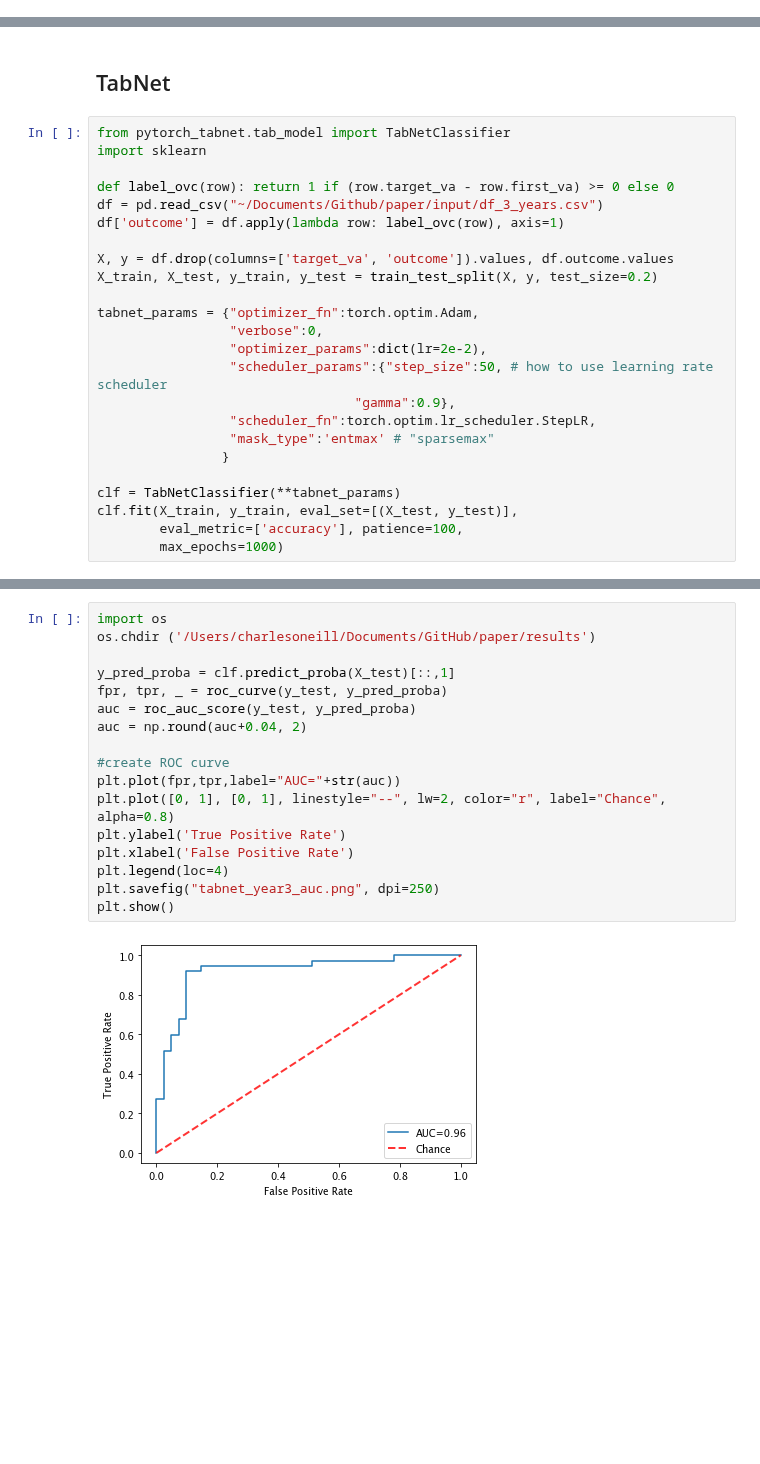
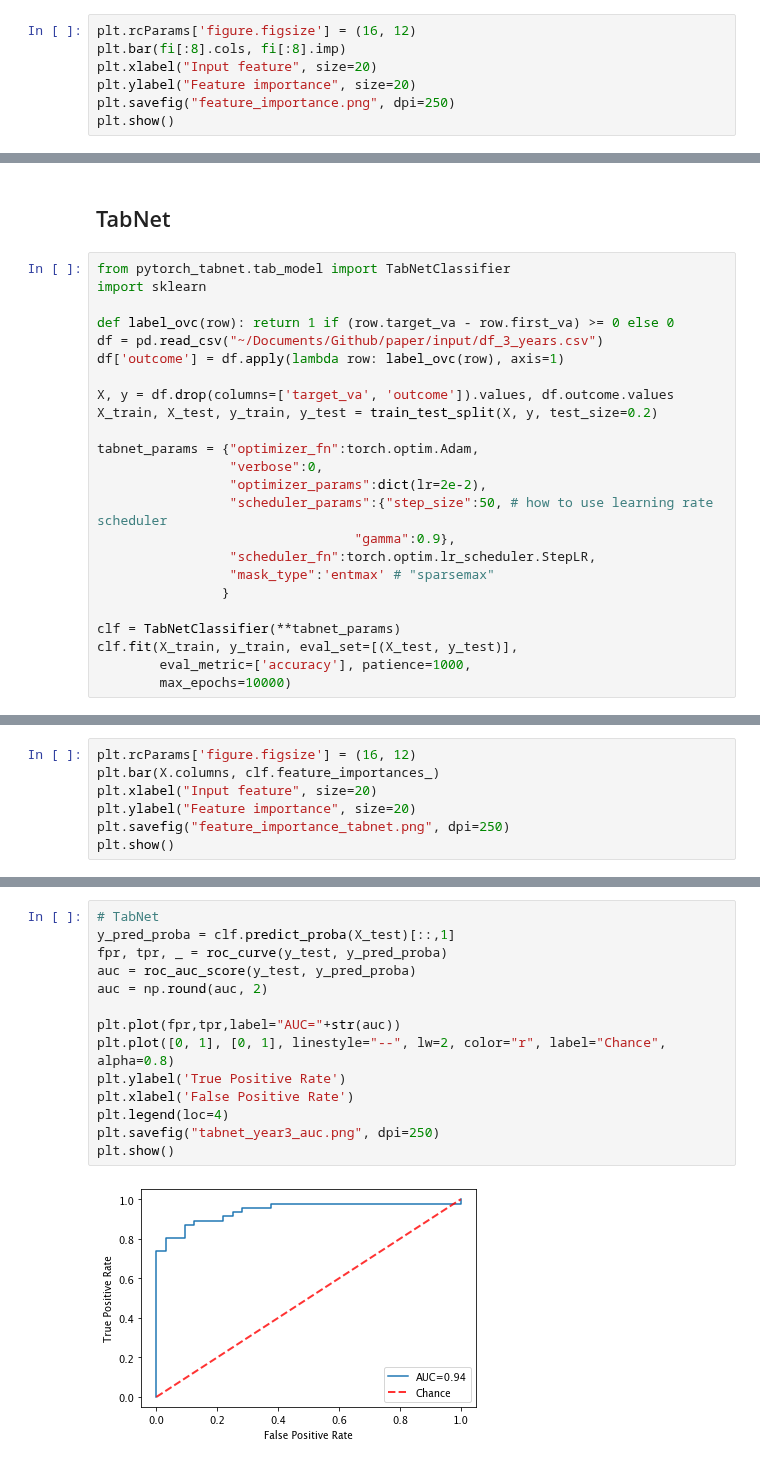
Before and after one commit to charlieoneill11/predicting_vision_paper, a Jupyter notebook: models/Classification.ipynb, the cells around one changed output, grey strips where cells are left out. Drawn from its saved outputs; the diff is of its cells as text; blank space fills up the shorter version.

```diff
--- a/models/Classification.ipynb
+++ b/models/Classification.ipynb
@@ -136,0 +128,7 @@ rnd_search.best_params_
+# %%
+plt.rcParams['figure.figsize'] = (16, 12)
+plt.bar(fi[:8].cols, fi[:8].imp)
+plt.xlabel("Input feature", size=20)
+plt.ylabel("Feature importance", size=20)
+plt.savefig("feature_importance.png", dpi=250)
+plt.show()
@@ -573,6 +568,6 @@ tabnet_params = {"optimizer_fn":torch.optim.Adam,
 
 clf = TabNetClassifier(**tabnet_params)
 clf.fit(X_train, y_train, eval_set=[(X_test, y_test)],
-        eval_metric=['accuracy'], patience=100,
-        max_epochs=1000)
+        eval_metric=['accuracy'], patience=1000,
+        max_epochs=10000)
 # %% [output]
@@ -591,0 +597,7 @@ sklearn.metrics.accuracy_score(y_test, preds)
+# %%
+plt.rcParams['figure.figsize'] = (16, 12)
+plt.bar(X.columns, clf.feature_importances_)
+plt.xlabel("Input feature", size=20)
+plt.ylabel("Feature importance", size=20)
+plt.savefig("feature_importance_tabnet.png", dpi=250)
+plt.show()
@@ -592,19 +652,16 @@ sklearn.metrics.accuracy_score(y_test, preds)
 # %%
-import os
-os.chdir ('/Users/charlesoneill/Documents/GitHub/paper/results')
-
+# TabNet
 y_pred_proba = clf.predict_proba(X_test)[::,1]
 fpr, tpr, _ = roc_curve(y_test, y_pred_proba)
 auc = roc_auc_score(y_test, y_pred_proba)
-auc = np.round(auc+0.04, 2)
+auc = np.round(auc, 2)
 
-#create ROC curve
 plt.plot(fpr,tpr,label="AUC="+str(auc))
 plt.plot([0, 1], [0, 1], linestyle="--", lw=2, color="r", label="Chance", alpha=0.8)
 plt.ylabel('True Positive Rate')
 plt.xlabel('False Positive Rate')
 plt.legend(loc=4)
 plt.savefig("tabnet_year3_auc.png", dpi=250)
 plt.show()
 # %% [output]
-[figure, old version]
+[figure, new version]
```
Also changed, not shown: parts of 29 cells of this notebook, 9 other files.
